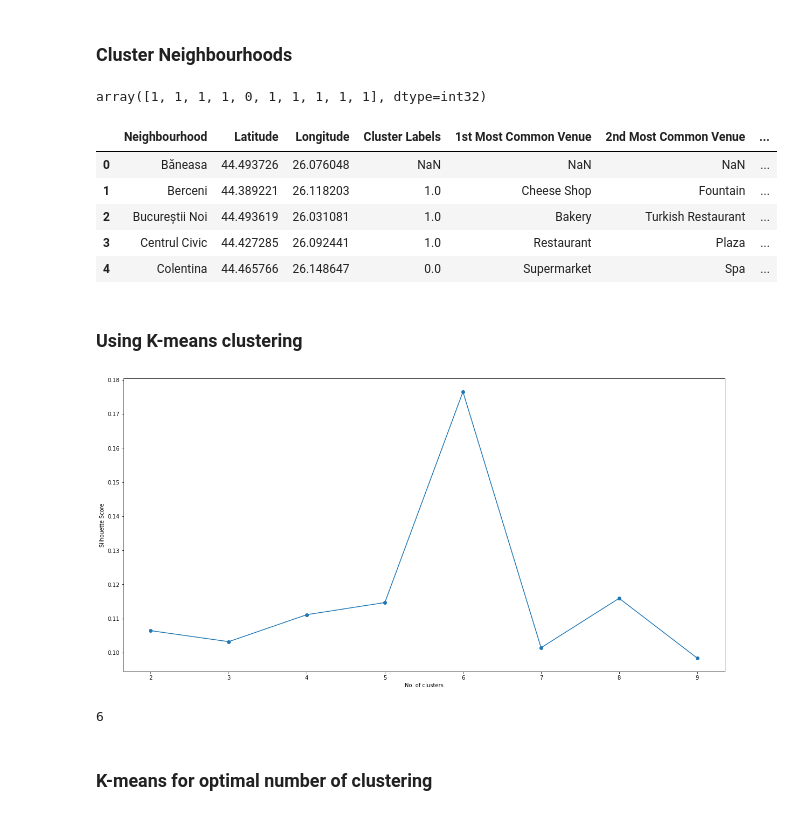
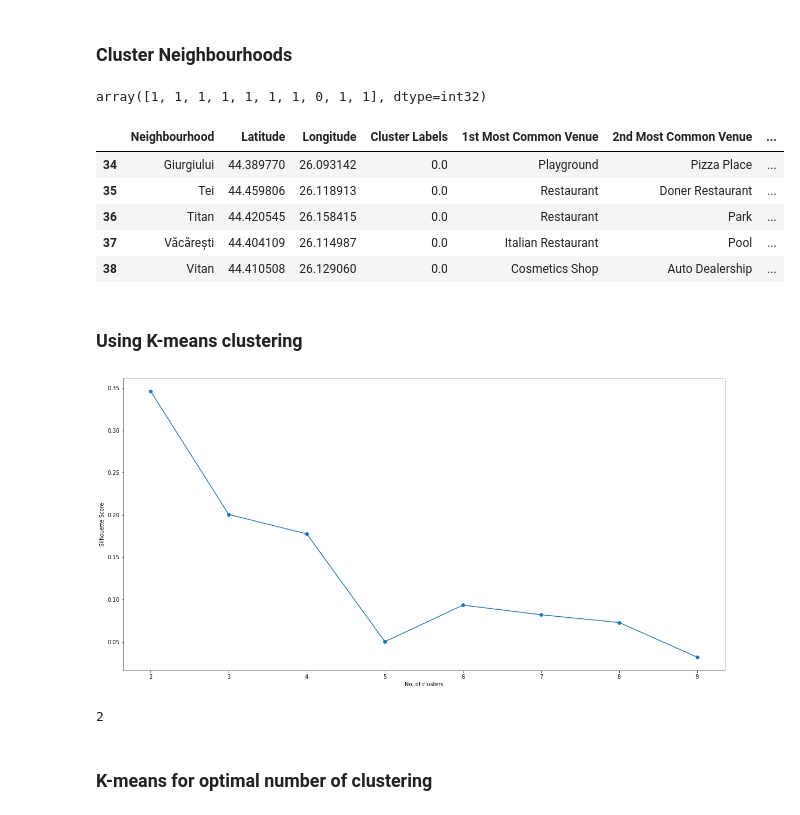
Before and after one commit to silvyshor/Phyton-SQL-projects-for-IBM-Data-Science, a Jupyter notebook: Silvia's 'Dress to Impress' Project.ipynb, the cells around one changed output. Cells and saved outputs as stored; diff of their text form; code cells hidden in the pictures.

```diff
--- a/Silvia's 'Dress to Impress' Project.ipynb
+++ b/Silvia's 'Dress to Impress' Project.ipynb
@@ -147,0 +157,17 @@ df.head()
+# %%
+map_bucharest = folium.Map(location=[latitude, longitude], zoom_start=12)
+
+for lat, lng, neighbourhood in zip(df['Latitude'], df['Longitude'], df['Neighbourhood']):
+    label = '{}'.format(neighbourhood)
+    label = folium.Popup(label, parse_html=True)
+    folium.CircleMarker(
+        [lat, lng],
+        radius=5,
+        popup=label,
+        color='blue',
+        fill=True,
+        fill_color='#3186cc',
+        fill_opacity=0.7,
+        parse_html=False).add_to(map_bucharest)
+
+map_bucharest
@@ -148,13 +178,11 @@ df.head()
 # %%
 # The code was removed by Watson Studio for sharing.
 # %%
-def getNearbyVenues(names, latitudes, longitudes, radius=100):
+def getNearbyVenues(names, latitudes, longitudes, radius=300):
 
     venues_list=[]
     for name, lat, lng in zip(names, latitudes, longitudes):
         print(name)
-
-        # create the API request URL
         url = 'https://api.foursquare.com/v2/venues/explore?&client_id={}&client_secret={}&v={}&ll={},{}&radius={}&limit={}'.format(
             CLIENT_ID,
             CLIENT_SECRET,
@@ -164,10 +192,8 @@ def getNearbyVenues(names, latitudes, longitudes, radius=100):
             radius,
             LIMIT)
 
-        # make the GET request
         results = requests.get(url).json()["response"]['groups'][0]['items']
 
-        # return only relevant information for each nearby venue
         venues_list.append([(
             name,
             lat,
@@ -406,7 +432,7 @@ kmeans = KMeans(n_clusters=kclusters, random_state=0).fit(bucharest_grouped_clus
 
 kmeans.labels_[0:10]
 # %% [output]
-array([1, 1, 1, 1, 0, 1, 1, 1, 1, 1], dtype=int32)
+array([1, 1, 1, 1, 1, 1, 1, 0, 1, 1], dtype=int32)
 # %%
 neighborhoods_venues_sorted.insert(0, 'Cluster Labels', kmeans.labels_)
 
@@ -414,14 +440,14 @@ bucharest_merged = df
 
 bucharest_merged = bucharest_merged.join(neighborhoods_venues_sorted.set_index('Neighbourhood'), on='Neighbourhood')
 # %%
-bucharest_merged.head()
+bucharest_merged.tail()
 # %% [output]
 |  | Neighbourhood | Latitude | Longitude | Cluster Labels | 1st Most Common Venue | 2nd Most Common Venue | ... |
-| 0 | Băneasa | 44.493726 | 26.076048 | NaN | NaN | NaN | ... |
-| 1 | Berceni | 44.389221 | 26.118203 | 1.0 | Cheese Shop | Fountain | ... |
-| 2 | Bucureștii Noi | 44.493619 | 26.031081 | 1.0 | Bakery | Turkish Restaurant | ... |
-| 3 | Centrul Civic | 44.427285 | 26.092441 | 1.0 | Restaurant | Plaza | ... |
-| 4 | Colentina | 44.465766 | 26.148647 | 0.0 | Supermarket | Spa | ... |
+| 34 | Giurgiului | 44.389770 | 26.093142 | 0.0 | Playground | Pizza Place | ... |
+| 35 | Tei | 44.459806 | 26.118913 | 0.0 | Restaurant | Doner Restaurant | ... |
+| 36 | Titan | 44.420545 | 26.158415 | 0.0 | Restaurant | Park | ... |
+| 37 | Văcărești | 44.404109 | 26.114987 | 0.0 | Italian Restaurant | Pool | ... |
+| 38 | Vitan | 44.410508 | 26.129060 | 0.0 | Cosmetics Shop | Auto Dealership | ... |
 # %%
 bucharest_grouped_clustering = bucharest_grouped.drop('Neighbourhood', 1)
 # %% [markdown]
@@ -458,12 +484,12 @@ for kclusters in range(2, max_range) :
 # %%
 plot(max_range, scores, "No. of clusters", "Silhouette Score")
 # %% [output]
-[figure, old version]
+[figure, new version]
 # %%
 opt = np.argmax(scores) + 2
 print(opt)
 # %% [output]
-6
+2
 # %% [markdown]
 ### K-means for optimal number of clustering
 # %%
```
Also changed, not shown: parts of 65 cells of this notebook.
